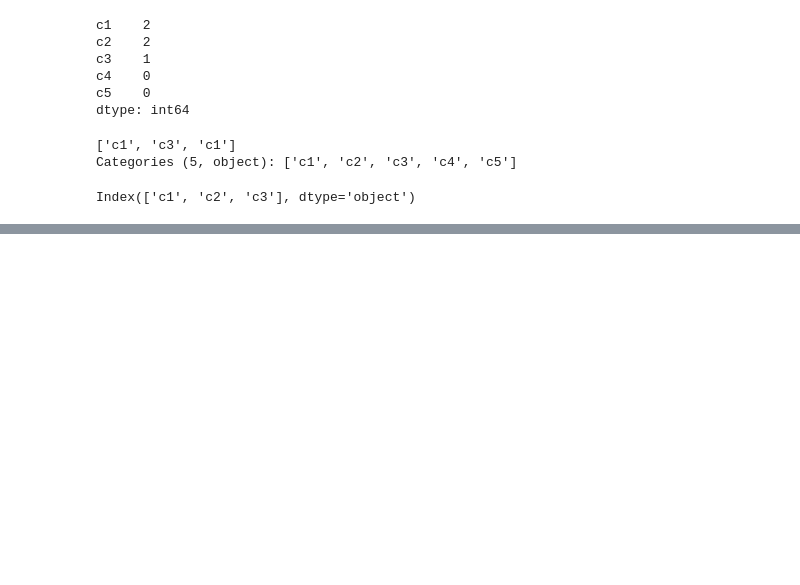
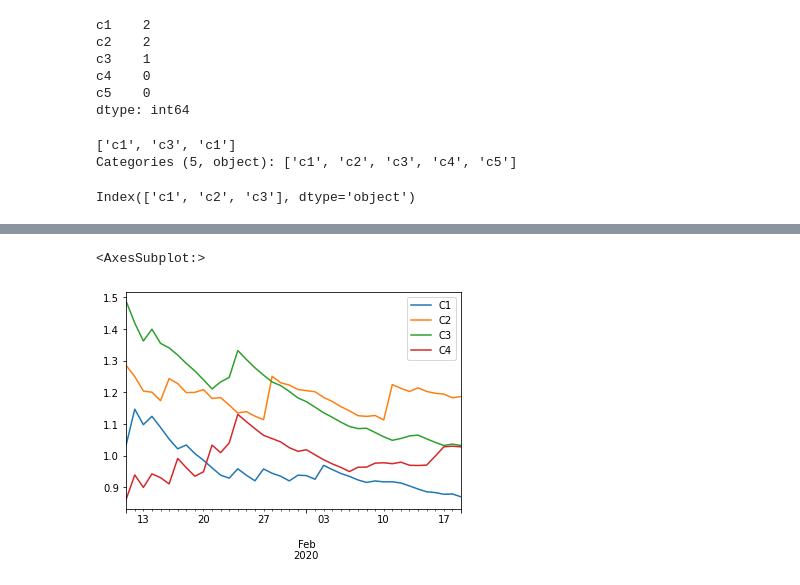
Before and after one commit to unknown-jun/Pandas, a Jupyter notebook: Pandas_Lecture.ipynb, the cells around one changed output, grey strips where cells are left out. Cells and saved outputs as stored; diff of their text form; code cells hidden in the pictures; blank space fills up the shorter version.

```diff
--- a/Pandas_Lecture.ipynb
+++ b/Pandas_Lecture.ipynb
@@ -3107,0 +4503,5 @@ Index(['c1', 'c2', 'c3'], dtype='object')
+# %%
+df.rolling(60, min_periods=10).std()[10:50].plot()
+# %% [output]
+<AxesSubplot:>
+[figure, added]
```
Also changed, not shown: parts of 335 cells of this notebook.
